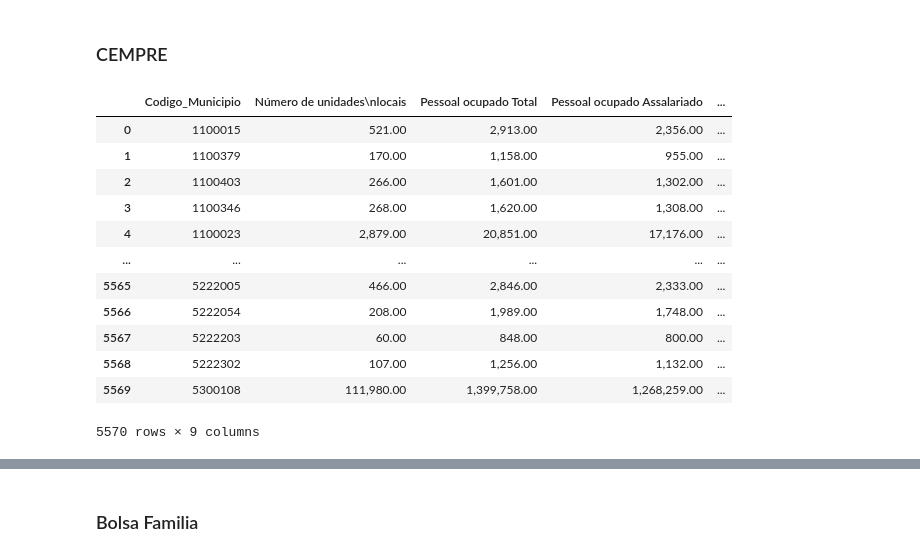
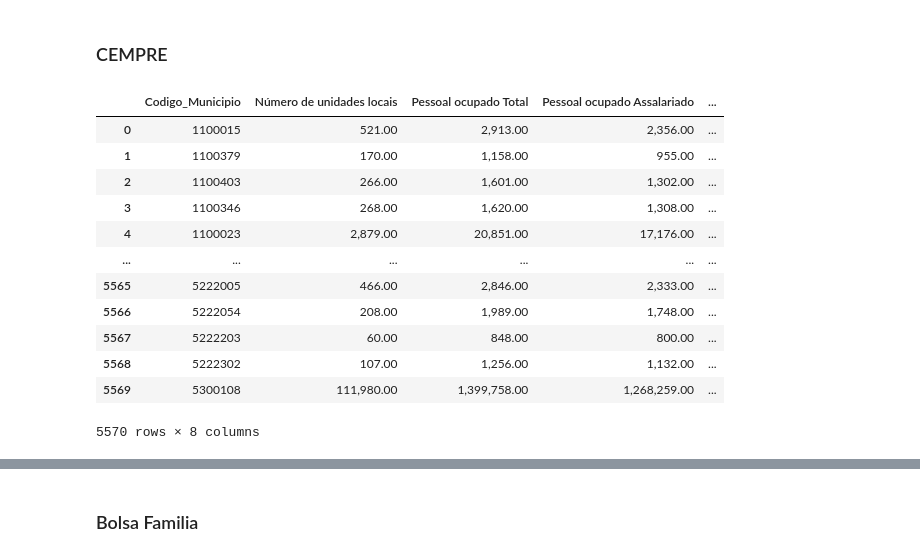
Before and after one commit to AHChaves/IC-InSAN, a Jupyter notebook: Integracao/integracao_2021.ipynb, the cells around one changed output, grey strips where cells are left out. Saved outputs shown, nothing was run; the diff lists cells and outputs as text; code cells hidden in the pictures.

```diff
--- a/Integracao/integracao_2021.ipynb
+++ b/Integracao/integracao_2021.ipynb
@@ -191,16 +239,18 @@ cempre_2021 = CEMPRE(cempre_2021)
-# %%
-cempre_2021
-# %% [output]
-|  | Codigo_Municipio | Número de unidades\nlocais | Pessoal ocupado Total | Pessoal ocupado Assalariado | ... |
-| 0 | 1100015 | 521.00 | 2,913.00 | 2,356.00 | ... |
-| 1 | 1100379 | 170.00 | 1,158.00 | 955.00 | ... |
-| 2 | 1100403 | 266.00 | 1,601.00 | 1,302.00 | ... |
-| 3 | 1100346 | 268.00 | 1,620.00 | 1,308.00 | ... |
-| 4 | 1100023 | 2,879.00 | 20,851.00 | 17,176.00 | ... |
-| ... | ... | ... | ... | ... | ... |
-| 5565 | 5222005 | 466.00 | 2,846.00 | 2,333.00 | ... |
-| 5566 | 5222054 | 208.00 | 1,989.00 | 1,748.00 | ... |
-| 5567 | 5222203 | 60.00 | 848.00 | 800.00 | ... |
-| 5568 | 5222302 | 107.00 | 1,256.00 | 1,132.00 | ... |
-| 5569 | 5300108 | 111,980.00 | 1,399,758.00 | 1,268,259.00 | ... |
-5570 rows × 9 columns
+# %%
+cempre = CEMPRE(cempre)
+# %%
+cempre
+# %% [output]
+|  | Codigo_Municipio | Número de unidades locais | Pessoal ocupado Total | Pessoal ocupado Assalariado | ... |
+| 0 | 1100015 | 521.00 | 2,913.00 | 2,356.00 | ... |
+| 1 | 1100379 | 170.00 | 1,158.00 | 955.00 | ... |
+| 2 | 1100403 | 266.00 | 1,601.00 | 1,302.00 | ... |
+| 3 | 1100346 | 268.00 | 1,620.00 | 1,308.00 | ... |
+| 4 | 1100023 | 2,879.00 | 20,851.00 | 17,176.00 | ... |
+| ... | ... | ... | ... | ... | ... |
+| 5565 | 5222005 | 466.00 | 2,846.00 | 2,333.00 | ... |
+| 5566 | 5222054 | 208.00 | 1,989.00 | 1,748.00 | ... |
+| 5567 | 5222203 | 60.00 | 848.00 | 800.00 | ... |
+| 5568 | 5222302 | 107.00 | 1,256.00 | 1,132.00 | ... |
+| 5569 | 5300108 | 111,980.00 | 1,399,758.00 | 1,268,259.00 | ... |
+5570 rows × 8 columns
```
Also changed, not shown: parts of 11 cells of this notebook.
